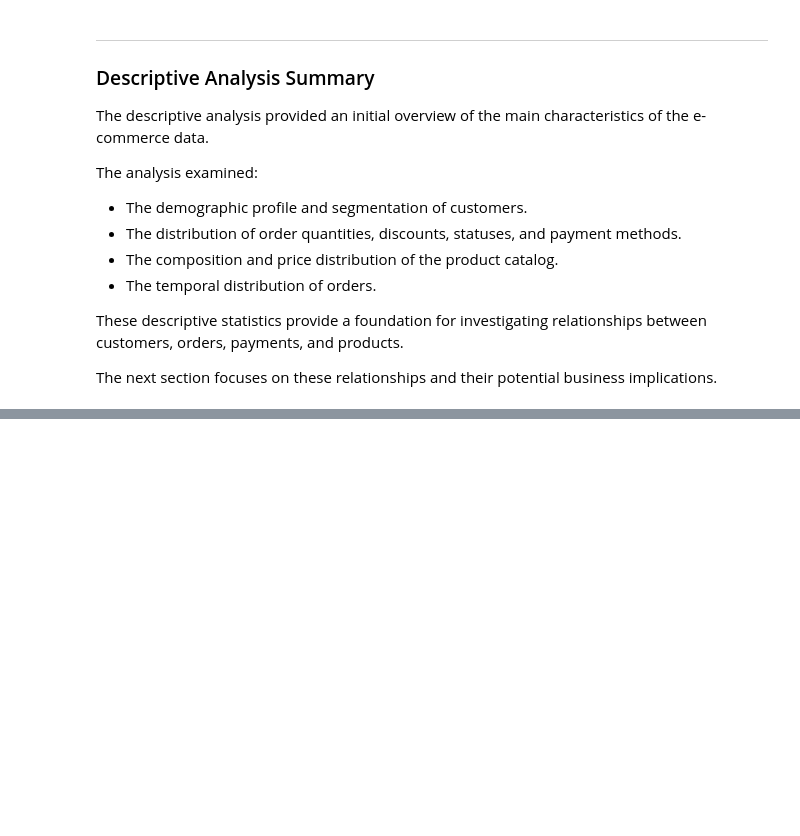
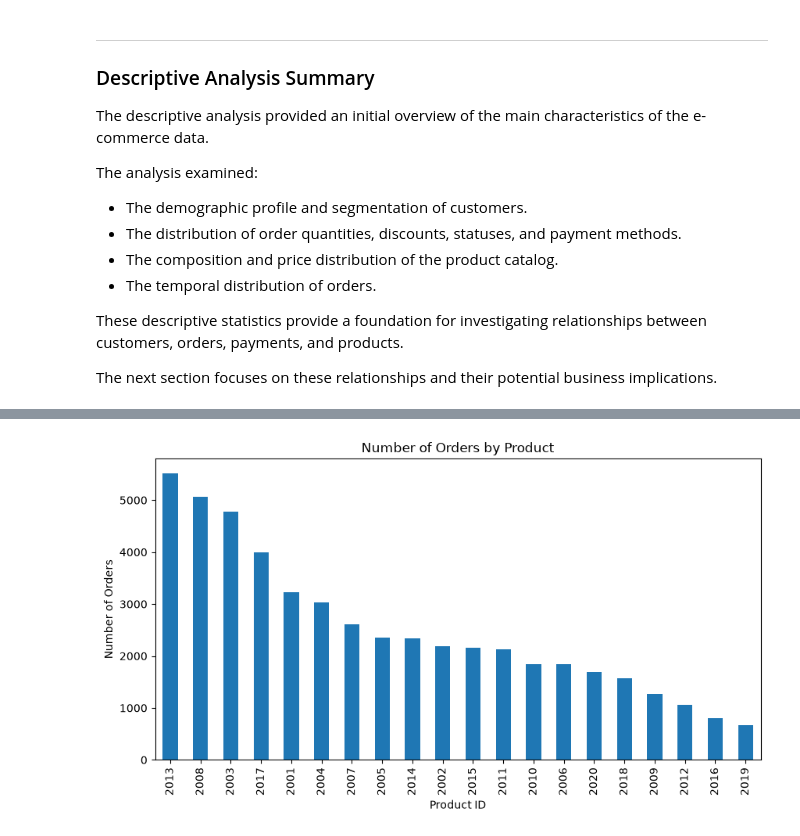
Before and after one commit to IsacFreitaas/ecommerce-business-analytics, a Jupyter notebook: notebooks/01_data_understanding.ipynb, the cells around one changed output, grey strips where cells are left out. Drawn from its saved outputs; the diff is of its cells as text; code cells hidden in the pictures; blank space fills up the shorter version.

```diff
--- a/notebooks/01_data_understanding.ipynb
+++ b/notebooks/01_data_understanding.ipynb
@@ -1128,0 +1163,4 @@ Also:
+# %%
+orders_per_product = orders["ProductID"].value_counts()
+
+orders_per_product.describe()
@@ -1128,0 +1177,13 @@ Also:
+# %%
+orders_per_product.sort_values(ascending=False).plot(
+    kind="bar",
+    figsize=(10, 5)
+)
+
+plt.title("Number of Orders by Product")
+plt.xlabel("Product ID")
+plt.ylabel("Number of Orders")
+
+plt.show()
+# %% [output]
+[figure, added]
```
Also changed, not shown: parts of 17 cells of this notebook.
